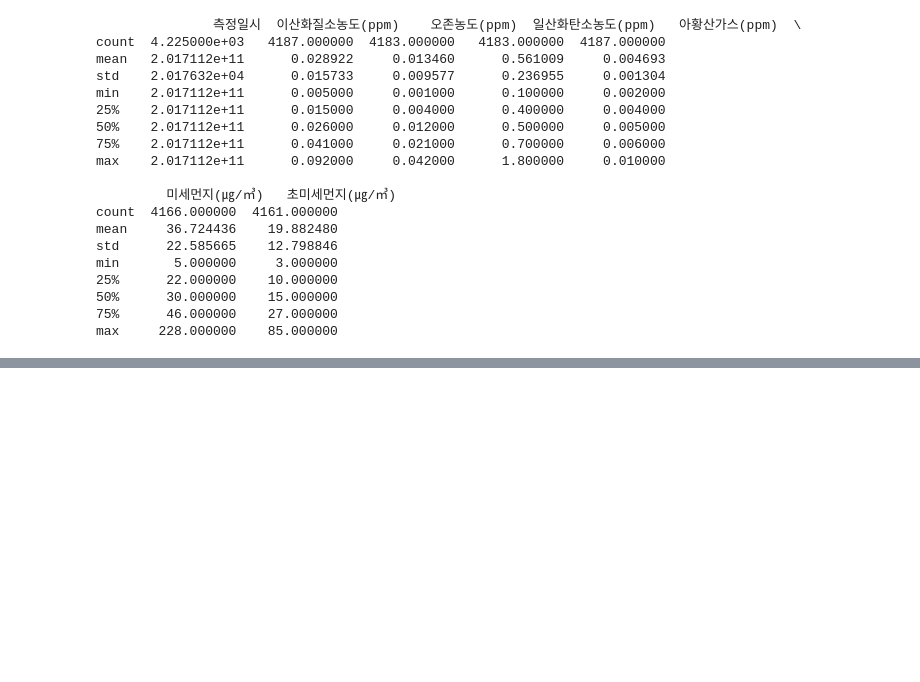
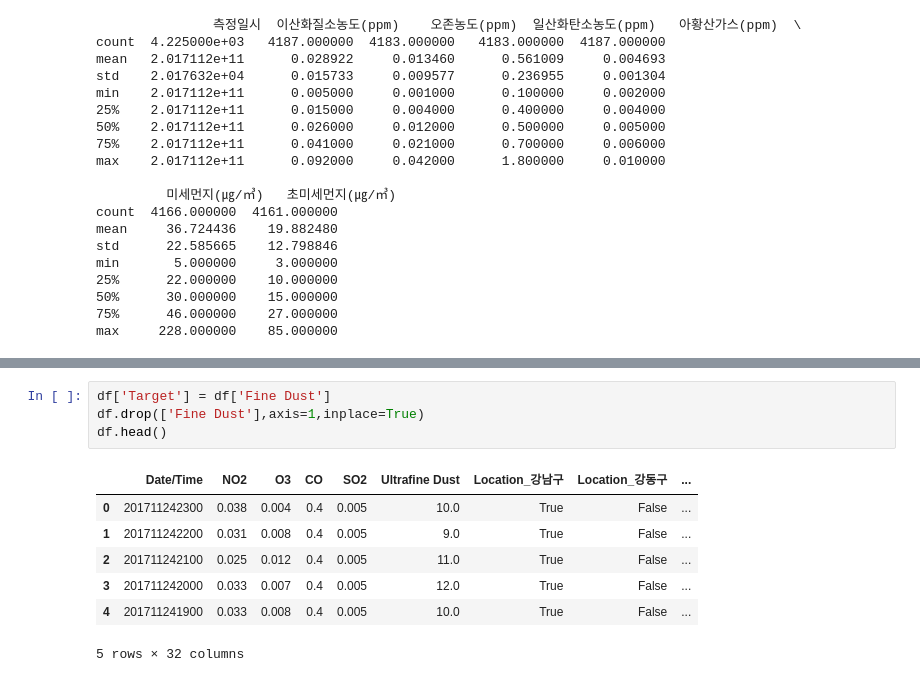
Before and after one commit to howonJeong/MAICON26, a Jupyter notebook: ds-air-pollution-in-seoul.ipynb, the cells around one changed output, grey strips where cells are left out. Drawn from its saved outputs; the diff is of its cells as text; blank space fills up the shorter version.

```diff
--- a/ds-air-pollution-in-seoul.ipynb
+++ b/ds-air-pollution-in-seoul.ipynb
@@ -92,0 +98,12 @@ print(len(altered)-len(cleaned))
+# %%
+df['Target'] = df['Fine Dust']
+df.drop(['Fine Dust'],axis=1,inplace=True)
+df.head()
+# %% [output]
+|  | Date/Time | NO2 | O3 | CO | SO2 | Ultrafine Dust | Location_강남구 | Location_강동구 | ... |
+| 0 | 201711242300 | 0.038 | 0.004 | 0.4 | 0.005 | 10.0 | True | False | ... |
+| 1 | 201711242200 | 0.031 | 0.008 | 0.4 | 0.005 | 9.0 | True | False | ... |
+| 2 | 201711242100 | 0.025 | 0.012 | 0.4 | 0.005 | 11.0 | True | False | ... |
+| 3 | 201711242000 | 0.033 | 0.007 | 0.4 | 0.005 | 12.0 | True | False | ... |
+| 4 | 201711241900 | 0.033 | 0.008 | 0.4 | 0.005 | 10.0 | True | False | ... |
+5 rows × 32 columns
```
Also changed, not shown: parts of 12 cells of this notebook.
